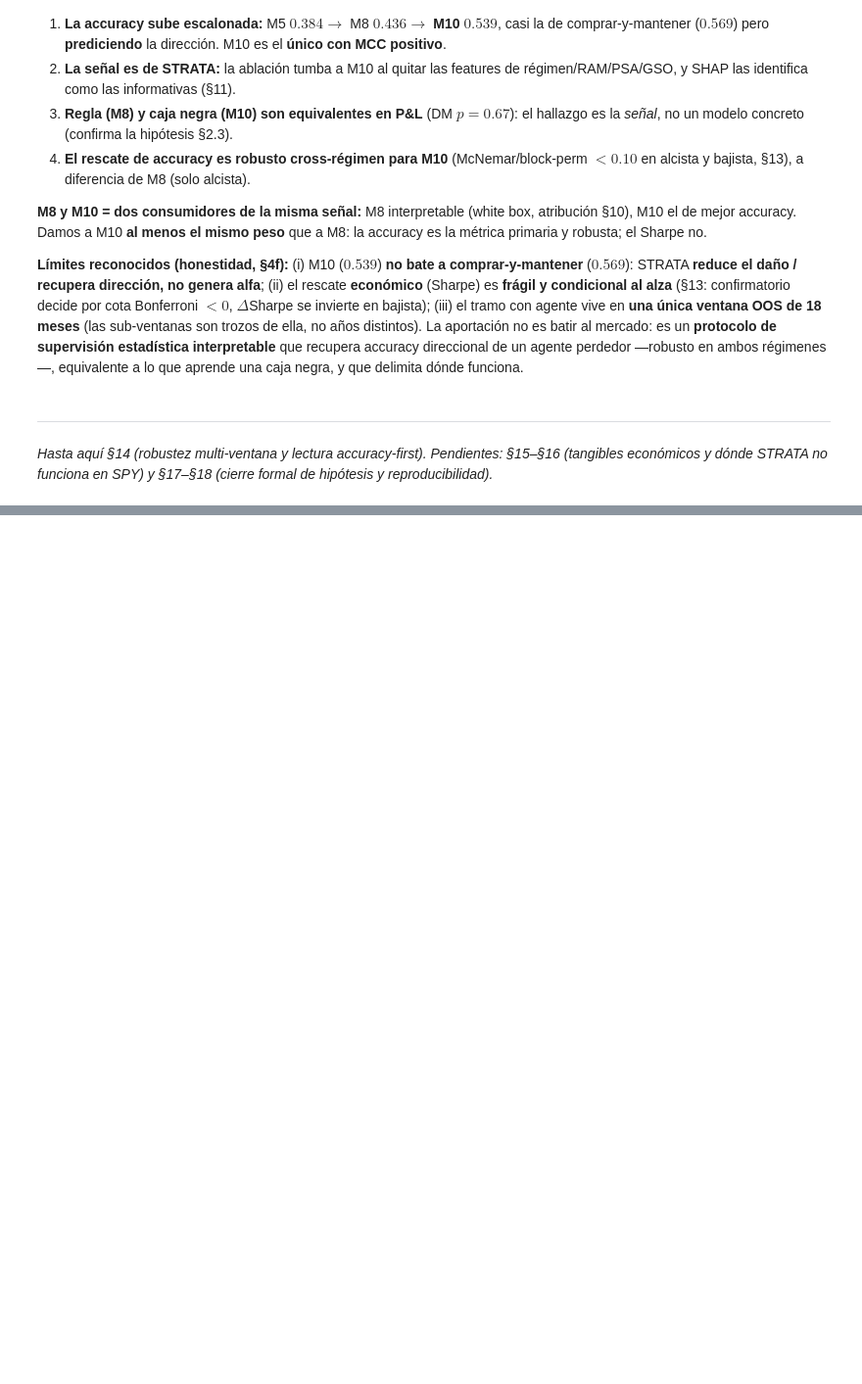
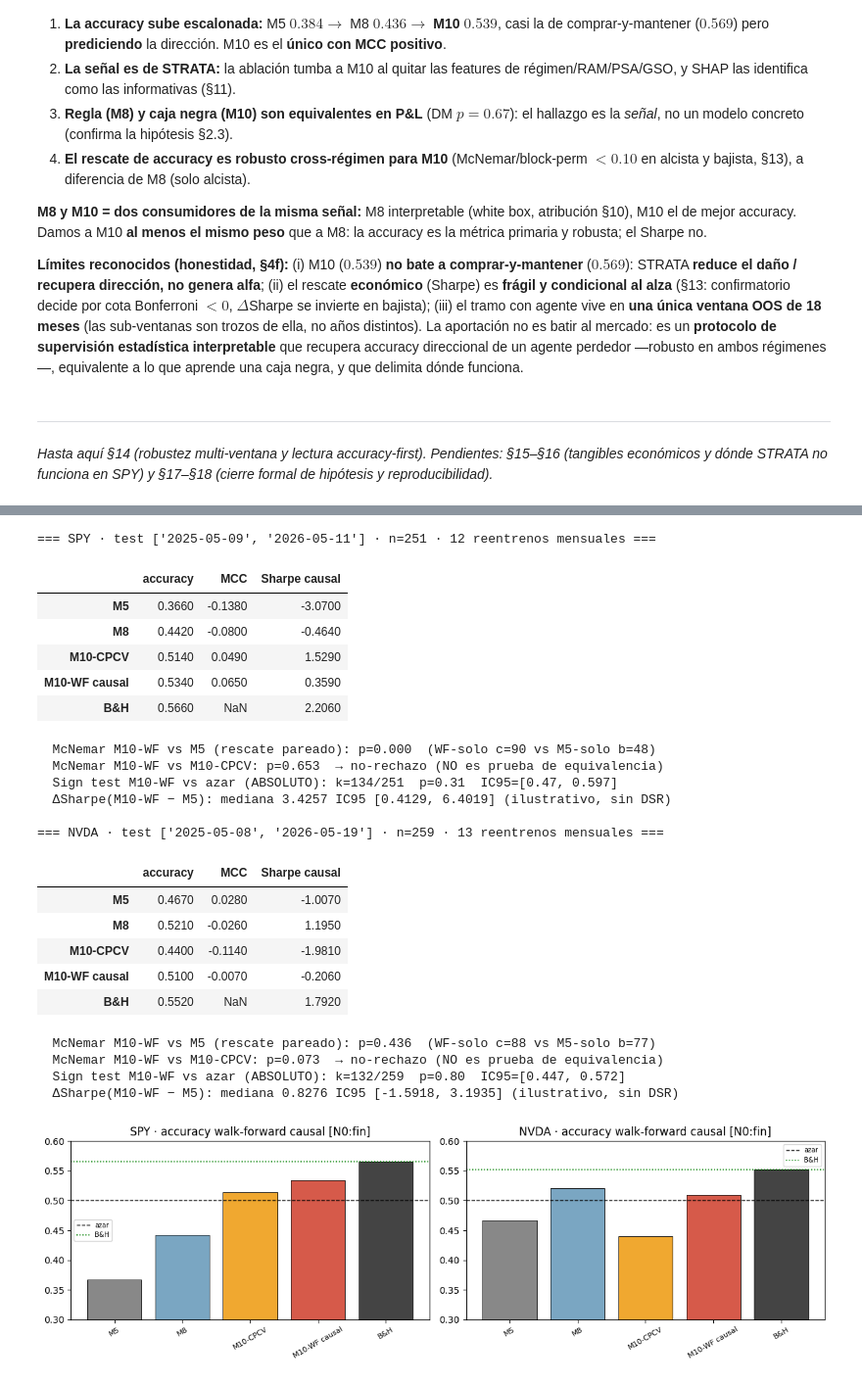
Before and after one commit to RaquelGarciah/Real-time-statistical-supervision-of-an-AI-trading-agent, a Jupyter notebook: notebooks/strata_canonical.ipynb, the cells around one changed output, grey strips where cells are left out. Shown at 98% size. Cells and saved outputs as stored; diff of their text form; code cells hidden in the pictures; blank space fills up the shorter version.

```diff
--- a/notebooks/strata_canonical.ipynb
+++ b/notebooks/strata_canonical.ipynb
@@ -1875,0 +2269,57 @@ económicos y dónde STRATA no funciona en SPY) y §17–§18 (cierre formal de
+# %%
+# M10 walk-forward causal vs CPCV vs M5 (outputs/experiments/walkforward_m10_causal.json).
+import json
+import pandas as pd
+import matplotlib.pyplot as plt
+
+wfc = json.load(open("outputs/experiments/walkforward_m10_causal.json"))
+arms = ["m5", "m8", "m10_cpcv", "m10_wf", "bh"]
+names = {"m5": "M5", "m8": "M8", "m10_cpcv": "M10-CPCV", "m10_wf": "M10-WF causal", "bh": "B&H"}
+
+for tk in ("SPY", "NVDA"):
+    a = wfc["por_activo"][tk]; mt = a["metrics_test_span"]; cfg = a["config"]
+    print(f"=== {tk} · test {cfg['test_span']} · n={cfg['n_test']} · {cfg['n_retrains']} reentrenos mensuales ===")
+    tb = pd.DataFrame({names[k]: {"accuracy": mt[k]["accuracy"], "MCC": mt[k]["mcc"],
+                                  "Sharpe causal": mt[k]["sharpe_causal"]} for k in arms}).T
+    display(tb.round(3))
+    m5, cp, st, ds = a["mcnemar_wf_vs_m5"], a["mcnemar_wf_vs_cpcv"], a["sign_test_wf"], a["delta_sharpe_wf_vs_m5"]
+    print(f"  McNemar M10-WF vs M5 (rescate pareado): p={m5['p']:.3f}  (WF-solo c={m5['c_wf_solo']} vs M5-solo b={m5['b_m5_solo']})")
+    print(f"  McNemar M10-WF vs M10-CPCV: p={cp['p']:.3f}  → no-rechazo (NO es prueba de equivalencia)")
+    print(f"  Sign test M10-WF vs azar (ABSOLUTO): k={st['k']}/{st['n']}  p={st['p']:.2f}  IC95={[round(x,3) for x in st['ci95']]}")
+    print(f"  ΔSharpe(M10-WF − M5): mediana {ds['median']} IC95 {ds['ci95']} (ilustrativo, sin DSR)\n")
+
+fig, axes = plt.subplots(1, 2, figsize=(12, 3.8))
+cols = ["#888", "#7aa6c2", "#f0a830", "#d65a4a", "#444"]
+for ax, tk in zip(axes, ("SPY", "NVDA")):
+    mt = wfc["por_activo"][tk]["metrics_test_span"]
+    ax.bar([names[k] for k in arms], [mt[k]["accuracy"] for k in arms], color=cols, edgecolor="black", lw=0.6)
+    ax.axhline(0.5, color="black", ls="--", lw=1, label="azar")
+    ax.axhline(mt["bh"]["accuracy"], color="green", ls=":", lw=1.2, label="B&H")
+    ax.set_ylim(0.3, 0.6); ax.set_title(f"{tk} · accuracy walk-forward causal [N0:fin]")
+    ax.tick_params(axis="x", rotation=30, labelsize=8); ax.legend(fontsize=7)
+plt.tight_layout(); plt.show()
+# %% [output]
+=== SPY · test ['2025-05-09', '2026-05-11'] · n=251 · 12 reentrenos mensuales ===
+|  | accuracy | MCC | Sharpe causal |
+| M5 | 0.3660 | -0.1380 | -3.0700 |
+| M8 | 0.4420 | -0.0800 | -0.4640 |
+| M10-CPCV | 0.5140 | 0.0490 | 1.5290 |
+| M10-WF causal | 0.5340 | 0.0650 | 0.3590 |
+| B&H | 0.5660 | NaN | 2.2060 |
+  McNemar M10-WF vs M5 (rescate pareado): p=0.000  (WF-solo c=90 vs M5-solo b=48)
+  McNemar M10-WF vs M10-CPCV: p=0.653  → no-rechazo (NO es prueba de equivalencia)
+  Sign test M10-WF vs azar (ABSOLUTO): k=134/251  p=0.31  IC95=[0.47, 0.597]
+  ΔSharpe(M10-WF − M5): mediana 3.4257 IC95 [0.4129, 6.4019] (ilustrativo, sin DSR)
+
+=== NVDA · test ['2025-05-08', '2026-05-19'] · n=259 · 13 reentrenos mensuales ===
+|  | accuracy | MCC | Sharpe causal |
+| M5 | 0.4670 | 0.0280 | -1.0070 |
+| M8 | 0.5210 | -0.0260 | 1.1950 |
+| M10-CPCV | 0.4400 | -0.1140 | -1.9810 |
+| M10-WF causal | 0.5100 | -0.0070 | -0.2060 |
+| B&H | 0.5520 | NaN | 1.7920 |
+  McNemar M10-WF vs M5 (rescate pareado): p=0.436  (WF-solo c=88 vs M5-solo b=77)
+  McNemar M10-WF vs M10-CPCV: p=0.073  → no-rechazo (NO es prueba de equivalencia)
+  Sign test M10-WF vs azar (ABSOLUTO): k=132/259  p=0.80  IC95=[0.447, 0.572]
+  ΔSharpe(M10-WF − M5): mediana 0.8276 IC95 [-1.5918, 3.1935] (ilustrativo, sin DSR)
+[figure, added]
```
Also changed, not shown: parts of 18 cells of this notebook, 16 other files.
